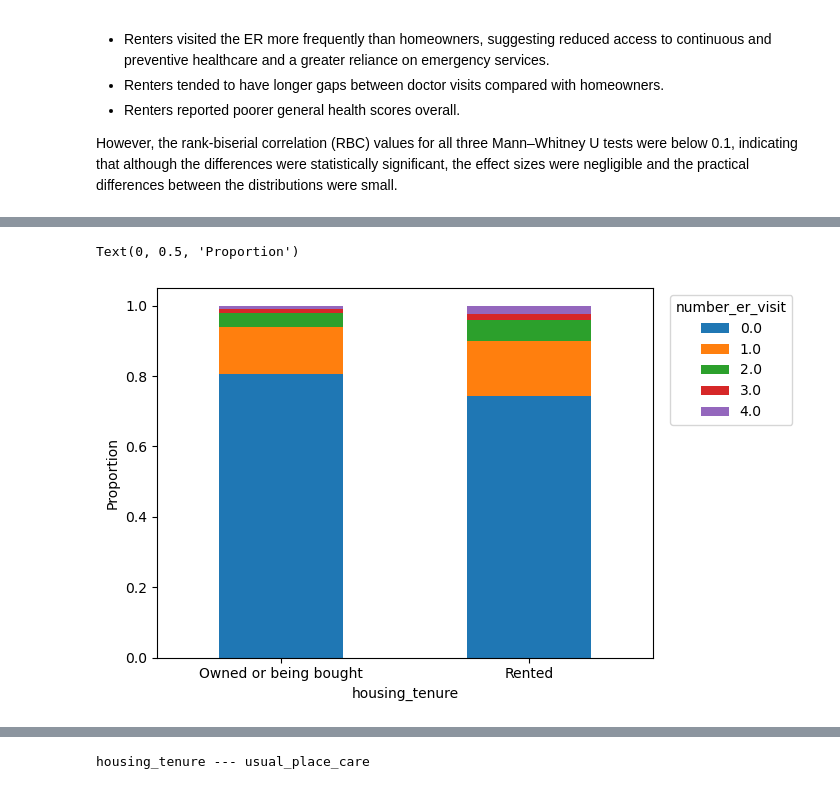
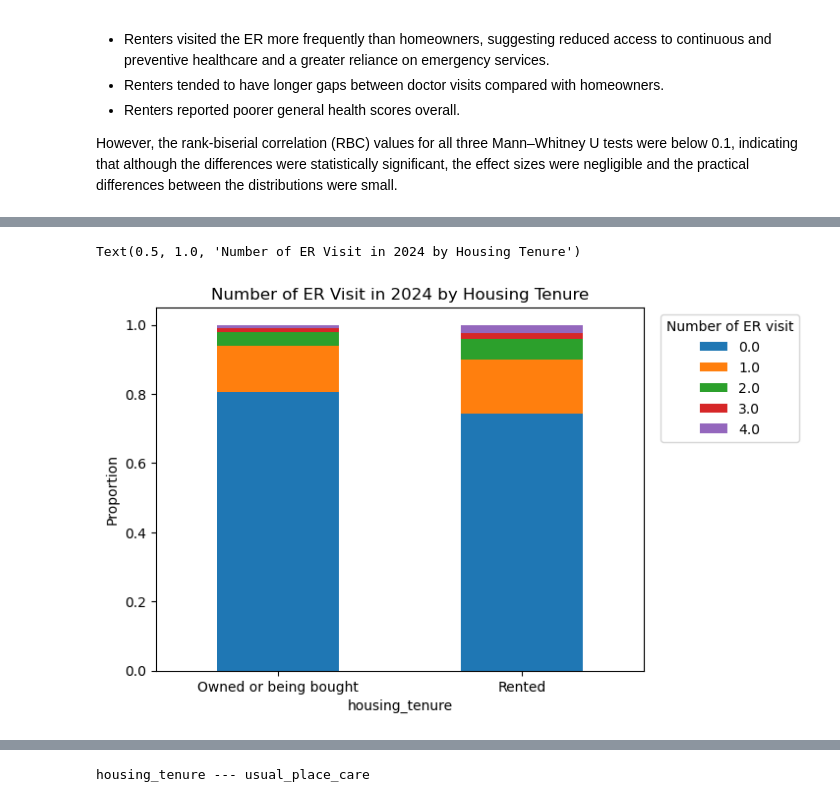
Before and after one commit to COGS108/Group-SP26-079, a Jupyter notebook: 02-EDACheckpoint.ipynb, the cells around one changed output, grey strips where cells are left out. Cells and saved outputs as stored; diff of their text form; code cells hidden in the pictures.

```diff
--- a/02-EDACheckpoint.ipynb
+++ b/02-EDACheckpoint.ipynb
@@ -347,20 +349,21 @@ tenure_delayed_plot.legend(
 # %%
 tenure_er_stacked = pd.crosstab(
     data_drop_other['housing_tenure'],
     data_drop_other['any_er_visit'],
     normalize='index'
 )
 
 ax=tenure_er_stacked.plot(
     kind='bar',
     stacked=True
 )
 ax.legend(
-    title='number_er_visit',
+    title='Number of ER visit',
     bbox_to_anchor=(1.02, 1)
 )
 ax.tick_params(axis='x', labelrotation=0)
 ax.set_ylabel('Proportion')
+plt.title('Number of ER Visit in 2024 by Housing Tenure')
 # %% [output]
-Text(0, 0.5, 'Proportion')
+Text(0.5, 1.0, 'Number of ER Visit in 2024 by Housing Tenure')
-[figure, old version]
+[figure, new version]
```
Also changed, not shown: parts of 5 cells of this notebook.
